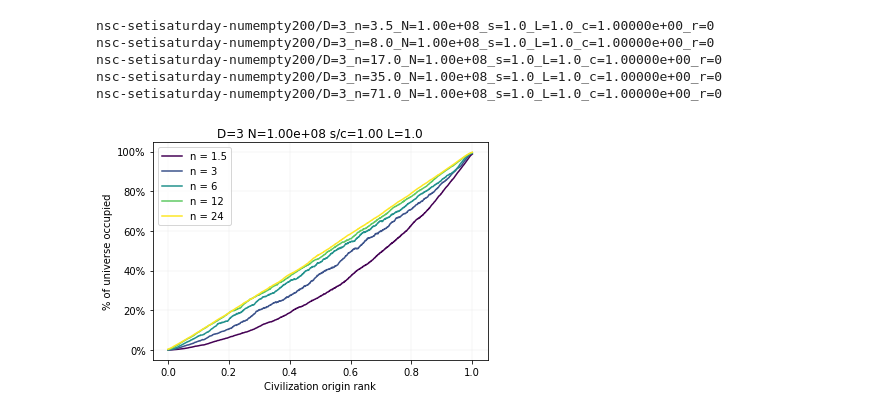
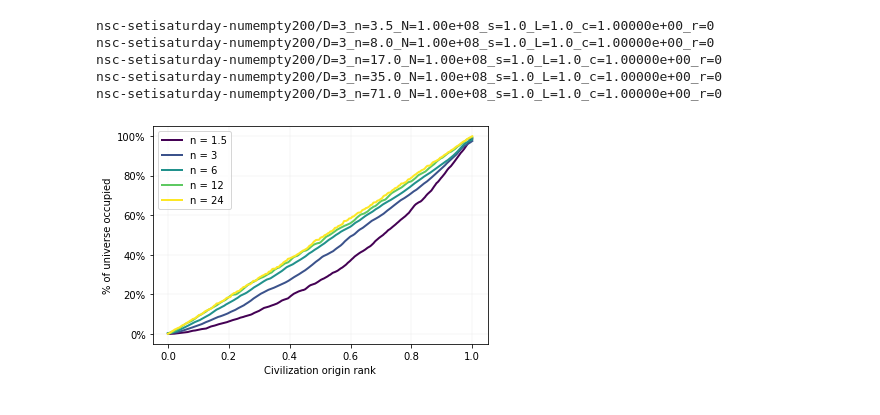
Before and after one commit to calvinmccarter/grabby_aliens, a Jupyter notebook: experiments/plotB.ipynb, the cells around one changed output. Saved outputs shown, nothing was run; the diff lists cells and outputs as text; code cells hidden in the pictures.

```diff
--- a/experiments/plotB.ipynb
+++ b/experiments/plotB.ipynb
@@ -22,7 +25,7 @@ num_empty = 200
 res_dir = 'nsc-setisaturday-numempty200'
 randix = 0
 
-smoothing_method = 'convolve'
+smoothing_method = 'isotonic+rolling'
 # %%
 plot_data = []
 cmap = plt.get_cmap('viridis')
@@ -38,6 +41,7 @@ for nix, n in enumerate(nlist):
     if smoothing_method == 'convolve':
         window_size = round(0.03*res.PctEmpty.shape[0])
         weights = [1/window_size]*window_size
+
         fitted_1minusPctEmpty = np.convolve(
             np.r_[1-res.PctEmpty, (1-res.PctEmpty).values[-5:-1].mean()*np.ones(1*window_size)]
             ,np.array(weights)[::-1],'same'
@@ -50,45 +54,59 @@ for nix, n in enumerate(nlist):
         fitted_1minusPctEmpty = gpr.predict(np.linspace(0,1, 1000).reshape(-1, 1))
         xvals = np.linspace(0,1, 1000)
     elif smoothing_method == 'rolling':
-        window_size = max(100,int(res.shape[0]/30))
+        window_size = max(150,int(res.shape[0]/30))
         fitted_1minusPctEmpty = 1-res.PctEmpty.rolling(
-            window=100, win_type='gaussian', center=True
+            window=100, min_periods=1, win_type='gaussian', center=True
         ).mean(std=1000)
         xvals = np.linspace(0,1, res.PctEmpty.shape[0])
+    elif smoothing_method == 'isotonic':
+        irer = IsotonicRegression(y_min=0, y_max=1, out_of_bounds='clip')
+        xvals = np.linspace(0,1, res.PctEmpty.shape[0])
+        fitted_1minusPctEmpty = irer.fit_transform(X=xvals, y=1-res.PctEmpty)
+    elif smoothing_method == 'isotonic+rolling':
+        irer = IsotonicRegression(y_min=0, y_max=1, out_of_bounds='clip')
+        xvals = np.linspace(0,1, res.PctEmpty.shape[0])
+        fitted_1minusPctEmpty = irer.fit_transform(X=xvals, y=1-res.PctEmpty)
+        window_size = max(100,int(res.shape[0]/100))
+        window_size = 100
+        fitted_1minusPctEmpty = pd.Series(data=fitted_1minusPctEmpty).rolling(
+            window=window_size, min_periods=1, win_type='gaussian', center=True
+        ).mean(std=1000)
     else:
         fitted_1minusPctEmpty = 1-res.PctEmpty
         xvals = np.linspace(0,1, res.PctEmpty.shape[0])
     plt.plot(
         xvals,
         fitted_1minusPctEmpty,
-        color=mycols[nix]
+        color=mycols[nix],
+        linewidth=2,
     )
 leg = [f"n = {nn}" for nn in true_nlist]
 plt.legend(leg);
 plt.grid(linewidth=0.1);
 """
 for nix, n in enumerate(nlist):
     fout = (
         f"{res_dir}/D={D}_n={float(n)}_N={N:.2e}_"
         f"s={s:.1f}_L={L:.1f}_c={c:.5e}_r={randix}"
     )
     res = pd.read_csv(fout+'.csv')
     plt.plot(
         np.linspace(0,1, res.PctEmpty.shape[0]),
         1-res.PctEmpty,
         color=mycols[nix], alpha=0.1
     )
 """
 plt.xlabel('Civilization origin rank');
 plt.ylabel('% of universe occupied');
 plt.gca().set_yticks(np.linspace(0, 1, 6));
 plt.gca().set_yticklabels([f'{100*fo:.0f}%' for fo in list(np.linspace(0, 1, 6))]);
-plt.gca().set_title(f'D={D} N={N:.2e} s/c={s/c:.2f} L={L:.1f}');
+#plt.gca().set_title(f'D={D} N={N:.2e} s/c={s/c:.2f} L={L:.1f}');
 fig.savefig('figures-friday/plotB.png', dpi=200);
 # %% [output]
 nsc-setisaturday-numempty200/D=3_n=3.5_N=1.00e+08_s=1.0_L=1.0_c=1.00000e+00_r=0
 nsc-setisaturday-numempty200/D=3_n=8.0_N=1.00e+08_s=1.0_L=1.0_c=1.00000e+00_r=0
 nsc-setisaturday-numempty200/D=3_n=17.0_N=1.00e+08_s=1.0_L=1.0_c=1.00000e+00_r=0
 nsc-setisaturday-numempty200/D=3_n=35.0_N=1.00e+08_s=1.0_L=1.0_c=1.00000e+00_r=0
 nsc-setisaturday-numempty200/D=3_n=71.0_N=1.00e+08_s=1.0_L=1.0_c=1.00000e+00_r=0
-[figure, old version]
+[figure, new version]
```
Also changed, not shown: parts of 2 cells of this notebook, 14 other files.
